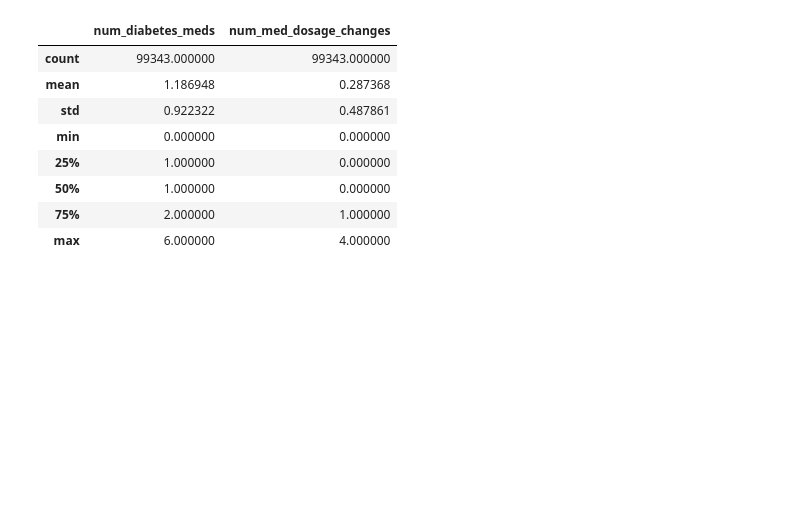
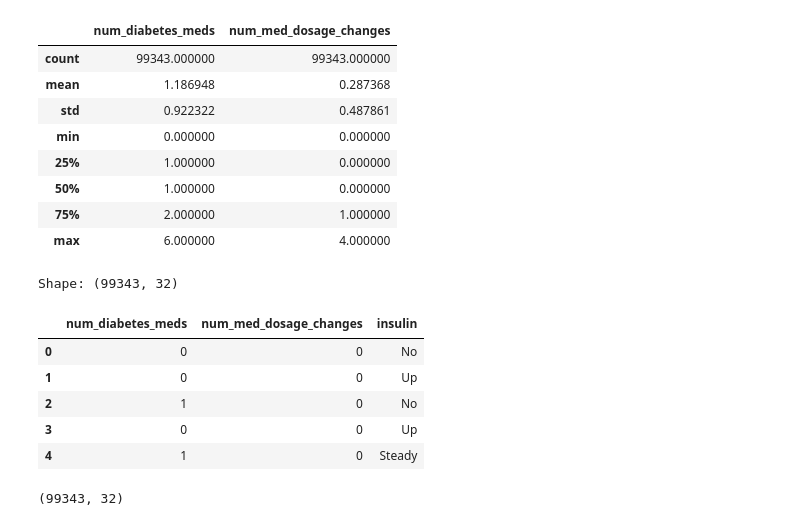
Before and after one commit to kelvinofoedoe/clinical-readmission-prediction, a Jupyter notebook: notebooks/01_eda.ipynb, the cells around one changed output. Drawn from its saved outputs; the diff is of its cells as text; code cells hidden in the pictures; blank space fills up the shorter version.

```diff
--- a/notebooks/01_eda.ipynb
+++ b/notebooks/01_eda.ipynb
@@ -382,3 +382,36 @@ df[['num_diabetes_meds', 'num_med_dosage_changes']].describe()
 | 50% | 1.000000 | 0.000000 |
 | 75% | 2.000000 | 1.000000 |
 | max | 6.000000 | 4.000000 |
+# %%
+# Keep insulin separate from the other 13 medications as a domain-informed decision:
+# insulin is the primary medication for acute glycemic control in hospital settings,
+# unlike oral medications which are more relevant to long-term management.
+
+insulin_col = df['insulin'].copy()
+
+other_med_columns = ['metformin', 'repaglinide', 'nateglinide', 'chlorpropamide',
+                       'glimepiride', 'glipizide', 'glyburide', 'pioglitazone',
+                       'rosiglitazone', 'acarbose', 'miglitol', 'tolazamide',
+                       'glyburide-metformin']
+
+df['num_diabetes_meds'] = (df[other_med_columns] != 'No').sum(axis=1)
+df['num_med_dosage_changes'] = df[other_med_columns].isin(['Up', 'Down']).sum(axis=1)
+
+df = df.drop(columns=other_med_columns)
+
+df['insulin'] = insulin_col
+
+print(f"Shape: {df.shape}")
+df[['num_diabetes_meds', 'num_med_dosage_changes', 'insulin']].head()
+# %% [output]
+Shape: (99343, 32)
+|  | num_diabetes_meds | num_med_dosage_changes | insulin |
+| 0 | 0 | 0 | No |
+| 1 | 0 | 0 | Up |
+| 2 | 1 | 0 | No |
+| 3 | 0 | 0 | Up |
+| 4 | 1 | 0 | Steady |
+# %%
+print(df.shape)
+# %% [output]
+(99343, 32)
```
Also changed, not shown: parts of 11 cells of this notebook.
